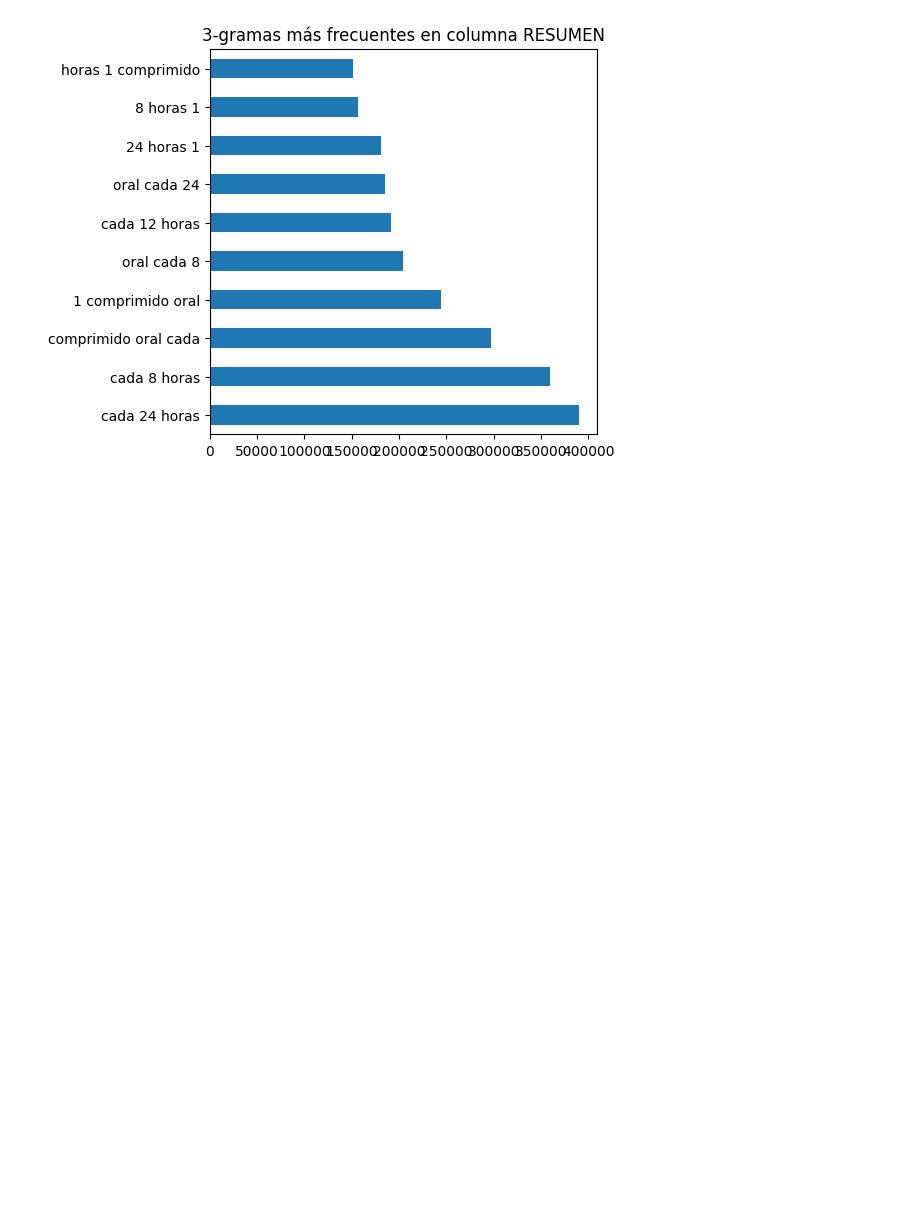
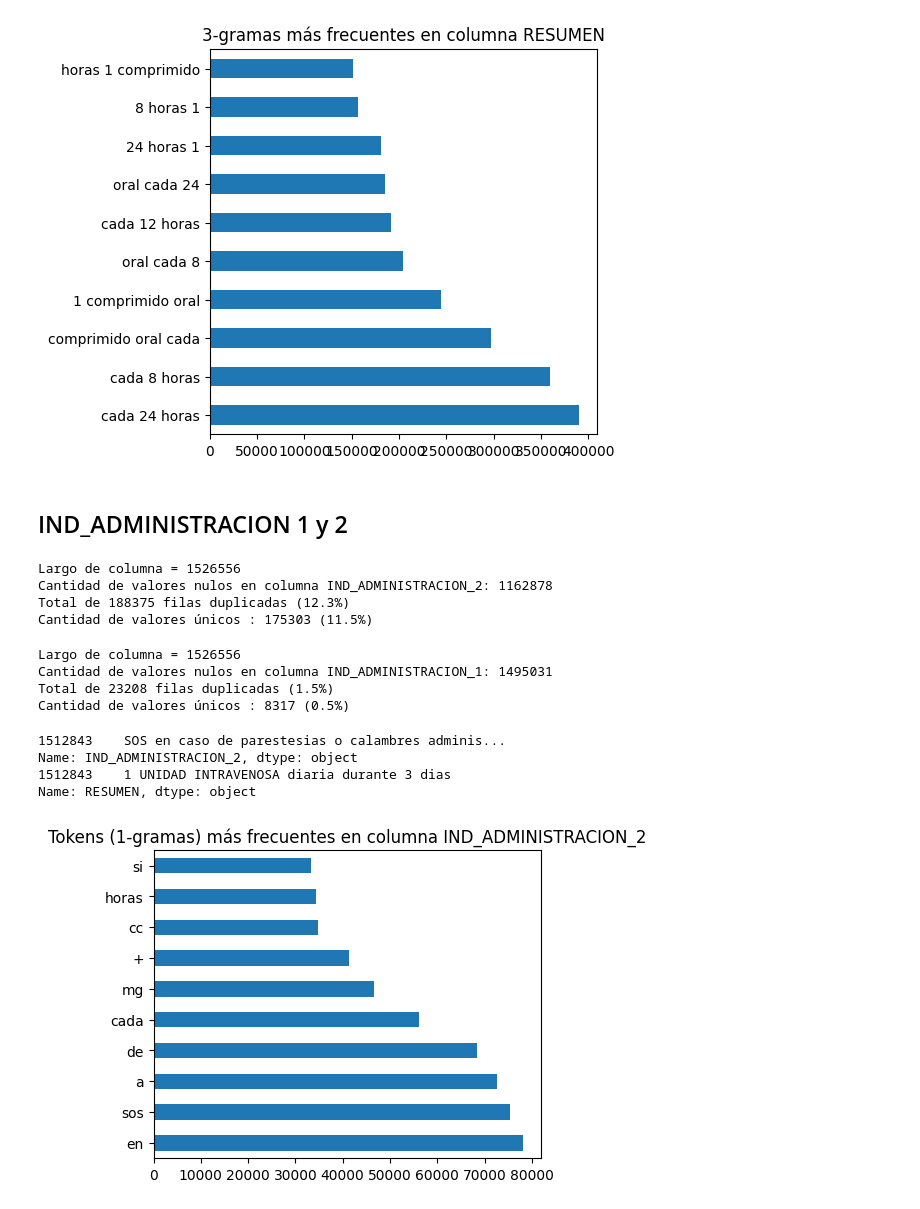
Before and after one commit to camilocarvajalreyes/entidades-minsal, a Jupyter notebook: Notebooks_Exploracion/exploracion_complementaria.ipynb, the cells around one changed output. Drawn from its saved outputs; the diff is of its cells as text; code cells hidden in the pictures; blank space fills up the shorter version.

Commit message:
add exploracion IND ADMIN

```diff
--- a/Notebooks_Exploracion/exploracion_complementaria.ipynb
+++ b/Notebooks_Exploracion/exploracion_complementaria.ipynb
@@ -50,2 +50,34 @@ common_ngrams(df,3)
 # %% [output]
 [figure]
+# %% [markdown]
+## IND_ADMINISTRACION 1 y 2
+# %%
+resumen_columna(df,'IND_ADMINISTRACION_2')
+# %% [output]
+Largo de columna = 1526556
+Cantidad de valores nulos en columna IND_ADMINISTRACION_2: 1162878
+Total de 188375 filas duplicadas (12.3%)
+Cantidad de valores únicos : 175303 (11.5%)
+# %%
+resumen_columna(df,'IND_ADMINISTRACION_1')
+# %% [output]
+Largo de columna = 1526556
+Cantidad de valores nulos en columna IND_ADMINISTRACION_1: 1495031
+Total de 23208 filas duplicadas (1.5%)
+Cantidad de valores únicos : 8317 (0.5%)
+# %%
+df = df[df['IND_ADMINISTRACION_2'].notna()]
+# %%
+ej = df.sample(random_state=0)
+print(ej['IND_ADMINISTRACION_2'])
+print(ej['RESUMEN'])
+# %% [output]
+1512843    SOS en caso de parestesias o calambres adminis...
+Name: IND_ADMINISTRACION_2, dtype: object
+1512843    1 UNIDAD INTRAVENOSA diaria durante 3 dias
+Name: RESUMEN, dtype: object
+# %%
+mas_comunes =  pd.Series(' '.join(df['IND_ADMINISTRACION_2']).lower().split()).value_counts()
+mas_comunes[:10].plot.barh(figsize=(5, 4),title='Tokens (1-gramas) más frecuentes en columna IND_ADMINISTRACION_2');
+# %% [output]
+[figure, added]
```
Also changed, not shown: parts of 11 cells of this notebook.
